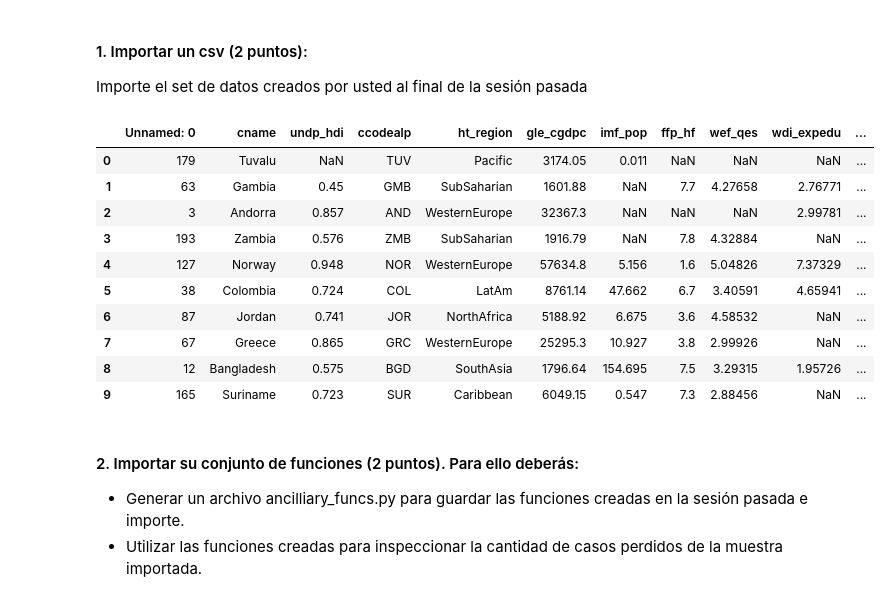
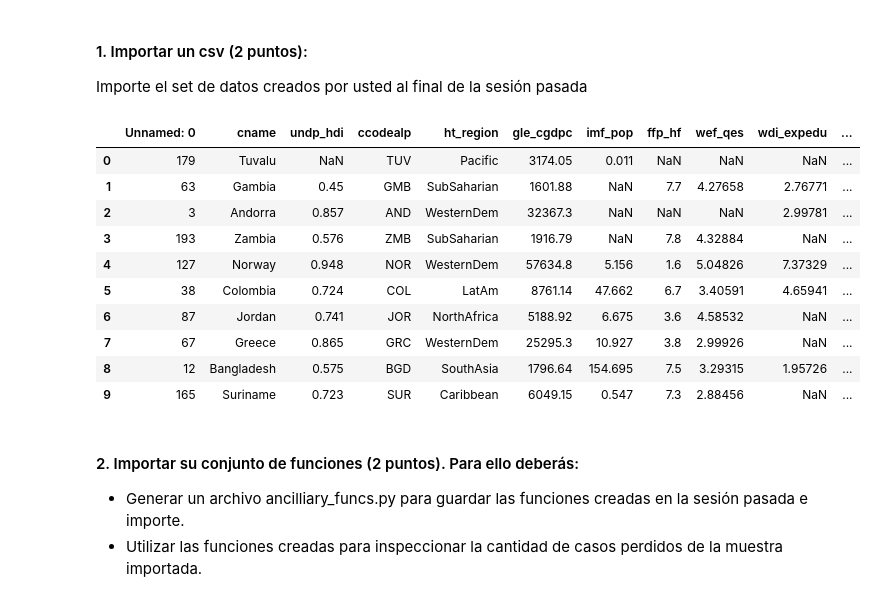
Before and after one commit to antosource/CursoDataScience, a Jupyter notebook: FundamentosDataScience/3/Taller/taller3.ipynb, the cells around one changed output. Drawn from its saved outputs; the diff is of its cells as text; code cells hidden in the pictures.

```diff
--- a/FundamentosDataScience/3/Taller/taller3.ipynb
+++ b/FundamentosDataScience/3/Taller/taller3.ipynb
@@ -4,28 +4,31 @@ Importe el set de datos creados por usted al final de la sesión pasada
 # %%
 import pandas as pd
 import matplotlib.pyplot as plt
+import numpy as np
+import seaborn as sns
+import scipy.stats as stats
 
 plt.style.use('seaborn-whitegrid')
-plt.rcParams["figure.figsize"] =(4,3)
+plt.rcParams["figure.figsize"] =(8,6)
 plt.rcParams["figure.dpi"] = 200
 
 df = pd.read_csv('subsample_achv_demo.csv')
 pd.set_option('display.float_format','{:.6}'.format)
 cods = [1, 2, 3, 4, 5, 6, 7, 8, 9, 10]
-nombres = ['EastEurope', 'LatAm', 'NorthAfrica','SubSaharian', 'WesternEurope',
+nombres = ['EastEurope', 'LatAm', 'NorthAfrica','SubSaharian', 'WesternDem',
             'EastAsia','SouthEastAsia','SouthAsia', 'Pacific', 'Caribbean' ]
 df['ht_region'] = df['ht_region'].replace(cods, nombres)
 df.head(10)
 # %% [output]
 |  | Unnamed: 0 | cname | undp_hdi | ccodealp | ht_region | gle_cgdpc | imf_pop | ffp_hf | wef_qes | wdi_expedu | ... |
 | 0 | 179 | Tuvalu | NaN | TUV | Pacific | 3174.05 | 0.011 | NaN | NaN | NaN | ... |
 | 1 | 63 | Gambia | 0.45 | GMB | SubSaharian | 1601.88 | NaN | 7.7 | 4.27658 | 2.76771 | ... |
-| 2 | 3 | Andorra | 0.857 | AND | WesternEurope | 32367.3 | NaN | NaN | NaN | 2.99781 | ... |
+| 2 | 3 | Andorra | 0.857 | AND | WesternDem | 32367.3 | NaN | NaN | NaN | 2.99781 | ... |
 | 3 | 193 | Zambia | 0.576 | ZMB | SubSaharian | 1916.79 | NaN | 7.8 | 4.32884 | NaN | ... |
-| 4 | 127 | Norway | 0.948 | NOR | WesternEurope | 57634.8 | 5.156 | 1.6 | 5.04826 | 7.37329 | ... |
+| 4 | 127 | Norway | 0.948 | NOR | WesternDem | 57634.8 | 5.156 | 1.6 | 5.04826 | 7.37329 | ... |
 | 5 | 38 | Colombia | 0.724 | COL | LatAm | 8761.14 | 47.662 | 6.7 | 3.40591 | 4.65941 | ... |
 | 6 | 87 | Jordan | 0.741 | JOR | NorthAfrica | 5188.92 | 6.675 | 3.6 | 4.58532 | NaN | ... |
-| 7 | 67 | Greece | 0.865 | GRC | WesternEurope | 25295.3 | 10.927 | 3.8 | 2.99926 | NaN | ... |
+| 7 | 67 | Greece | 0.865 | GRC | WesternDem | 25295.3 | 10.927 | 3.8 | 2.99926 | NaN | ... |
 | 8 | 12 | Bangladesh | 0.575 | BGD | SouthAsia | 1796.64 | 154.695 | 7.5 | 3.29315 | 1.95726 | ... |
 | 9 | 165 | Suriname | 0.723 | SUR | Caribbean | 6049.15 | 0.547 | 7.3 | 2.88456 | NaN | ... |
 # %% [markdown]
```
Also changed, not shown: parts of 7 cells of this notebook.
